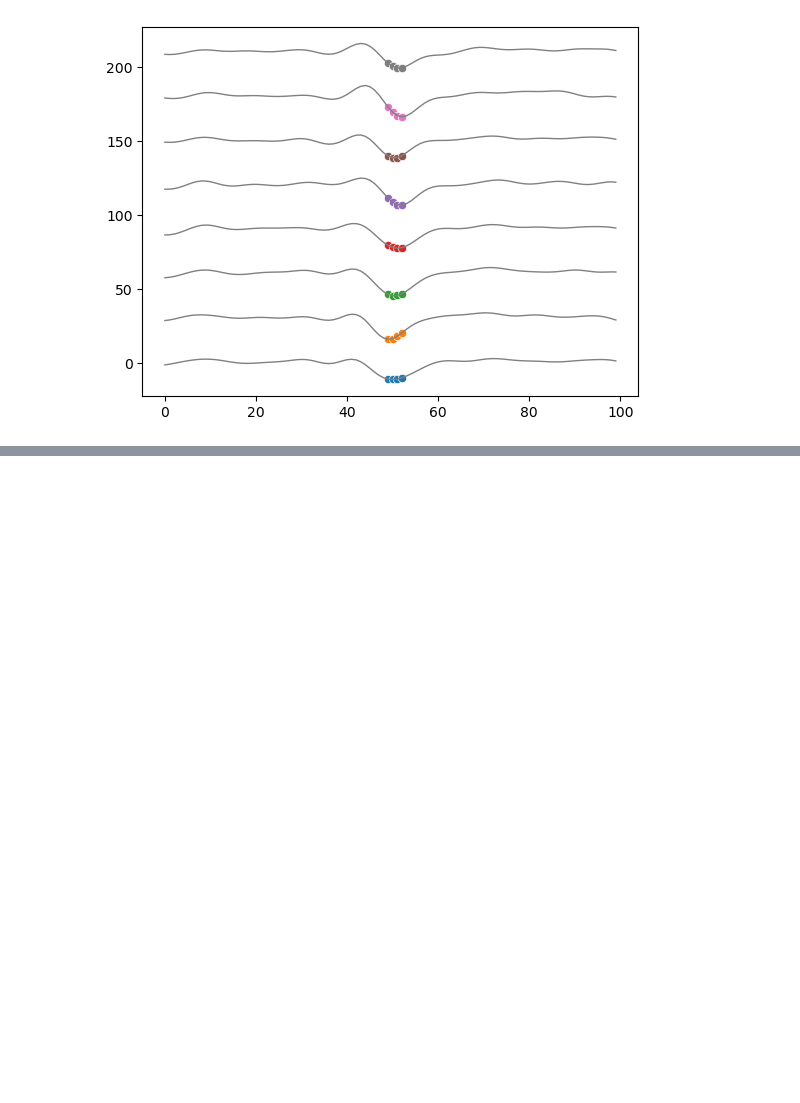
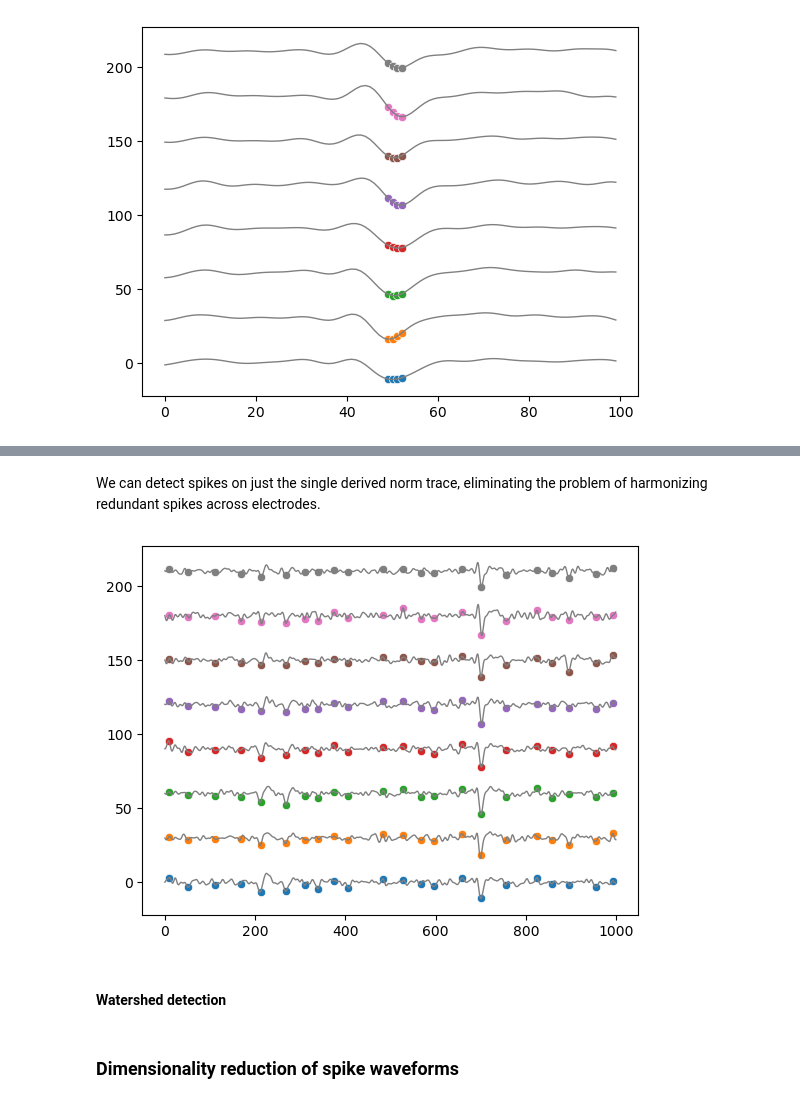
Before and after one commit to dbheadley/SpikeSortShortCourse, a Jupyter notebook: Code/ClassicSortingDemo.ipynb, the cells around one changed output, grey strips where cells are left out. Cells and saved outputs as stored; diff of their text form; code cells hidden in the pictures; blank space fills up the shorter version.

Commit message:
added dimensionality reduction section

```diff
--- a/Code/ClassicSortingDemo.ipynb
+++ b/Code/ClassicSortingDemo.ipynb
@@ -200,0 +247,12 @@ SnipSpksPlot(rec=rec_filt, spk=[spks_pooled]*chan_num,win=[650, 750])
+# %% [markdown]
+We can detect spikes on just the single derived norm trace, eliminating the problem of harmonizing redundant spikes across electrodes.
+# %%
+# identify peaks
+spks_norm = find_peaks(rec_zn, distance=min_dist, height=z_thresh)[0]
+
+# plot again to verify that redundant spikes were removed and only kept largest amplitude ones
+SnipSpksPlot(rec=rec_filt,spk=[spks_norm]*chan_num)
+# %% [output]
+[figure, added]
+# %% [markdown]
+#### Watershed detection
@@ -200,0 +278,2 @@ SnipSpksPlot(rec=rec_filt, spk=[spks_pooled]*chan_num,win=[650, 750])
+# %% [markdown]
+### Dimensionality reduction of spike waveforms
```
Also changed, not shown: parts of 23 cells of this notebook, 1 other file.
